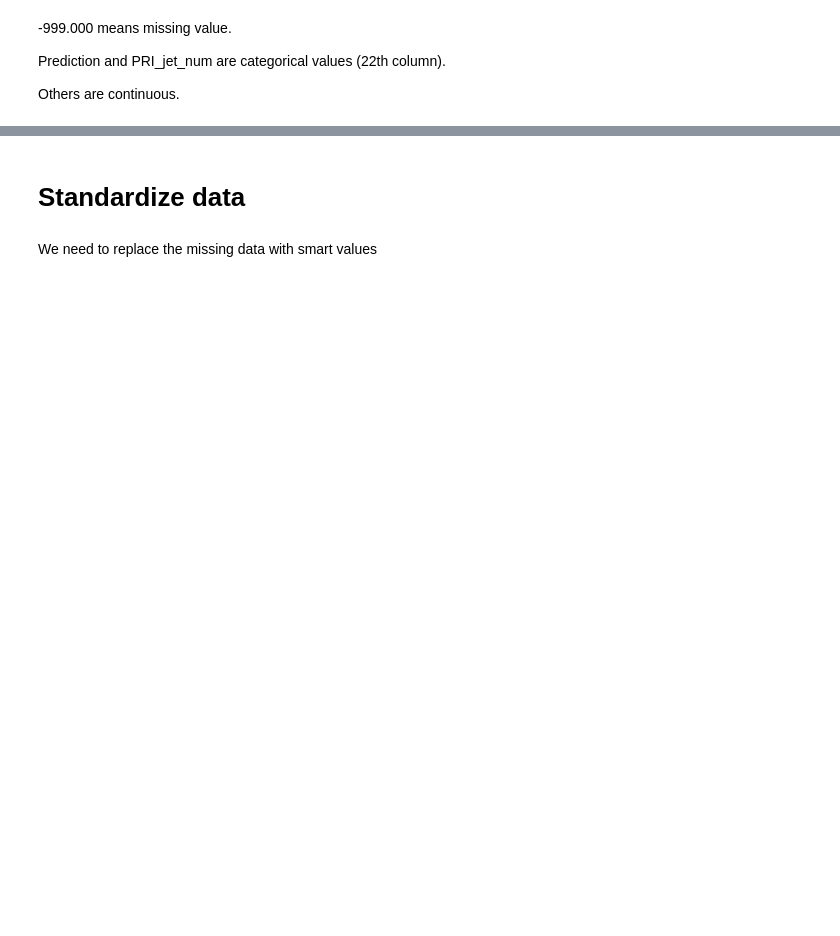
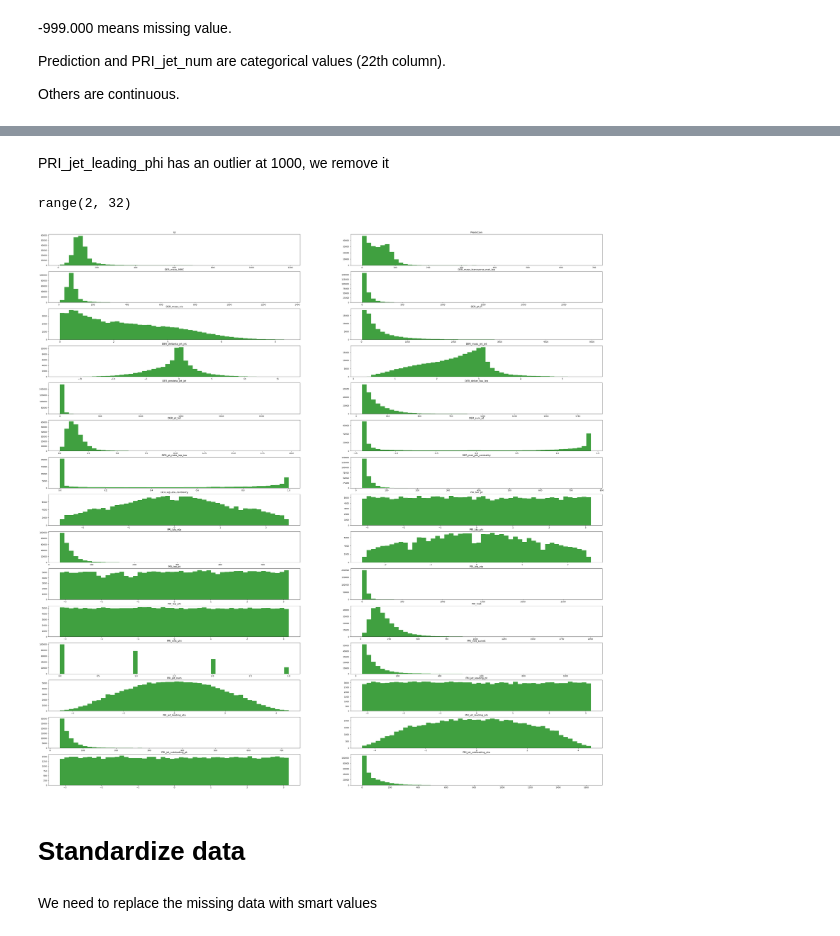
Before and after one commit to mkondracki/ML_project_1, a Jupyter notebook: Projet_1.ipynb, the cells around one changed output, grey strips where cells are left out. Cells and saved outputs as stored; diff of their text form; code cells hidden in the pictures; blank space fills up the shorter version.

```diff
--- a/Projet_1.ipynb
+++ b/Projet_1.ipynb
@@ -68,3 +90,15 @@ print(names)
+# %% [markdown]
+PRI_jet_leading_phi has an outlier at 1000, we remove it
+# %%
+fig_n, axs_n = plt.subplots(15, 2, figsize=(50,50))
+print(range(2, len(names)))
+
+for i in range(2, len(names)):
+    axs_n[(i-2)//2, (i-2)%2].hist(x_tr_nan[:,i-2], 50, facecolor='g', alpha=0.75)
+    axs_n[(i-2)//2, (i-2)%2].set_title(names[i-2])
+# %% [output]
+range(2, 32)
+[figure, added]
 # %% [markdown]
 # Standardize data
 # %% [markdown]
```
Also changed, not shown: parts of 23 cells of this notebook, 3 other files.
